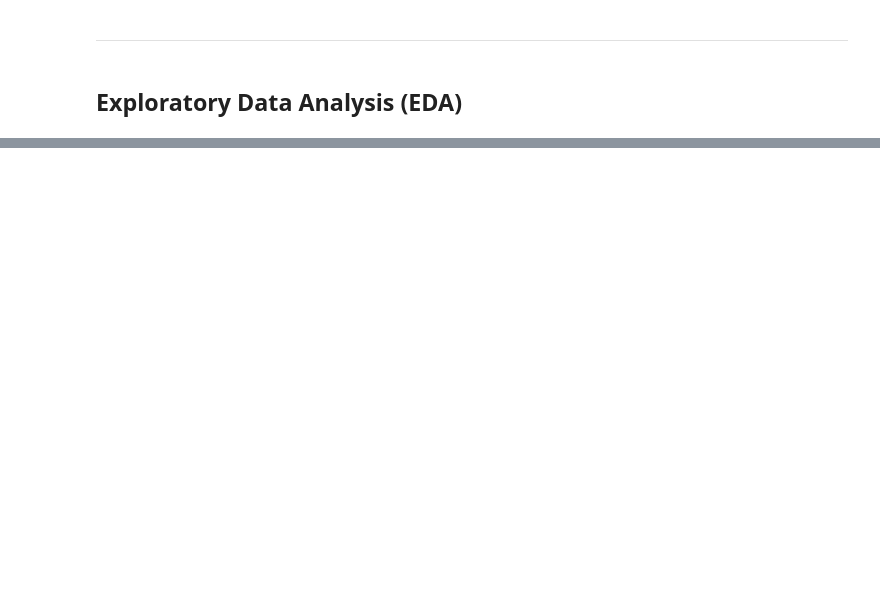
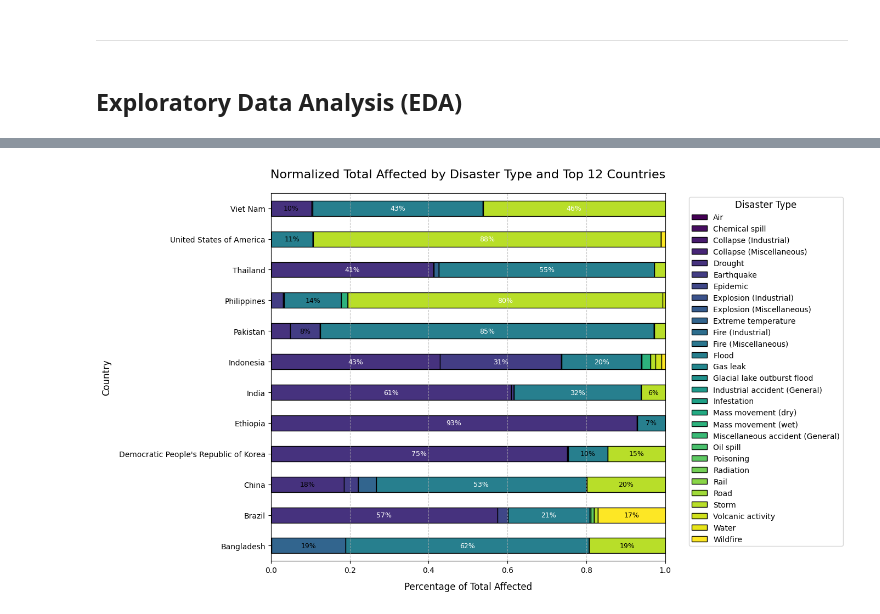
Before and after one commit to MichaelSexton3389/TeamDisasterML, a Jupyter notebook: data_viz_2020_2024.ipynb, the cells around one changed output, grey strips where cells are left out. Drawn from its saved outputs; the diff is of its cells as text; code cells hidden in the pictures; blank space fills up the shorter version.

```diff
--- a/data_viz_2020_2024.ipynb
+++ b/data_viz_2020_2024.ipynb
@@ -650,0 +140,61 @@ for region in regions:
+# %%
+# Plot: Normalized Total Affected by Disaster Type and Top 12 Countries
+
+# Sum the total affected by Country
+total_affected_by_country = data.groupby('Country')['Total Affected'].sum()
+
+# Select the top 12 countries with the most affected people
+top_10_countries = total_affected_by_country.nlargest(12).index
+
+# Filter the dataset to include only the top 12 countries
+filtered_data_by_country = data[data['Country'].isin(top_10_countries)]
+
+# Same as above:
+
+# Group by Country and Disaster Type, summing the total affected population
+impact_by_top_countries = filtered_data_by_country.groupby(['Country', 'Disaster Type'])['Total Affected'].sum().unstack(fill_value=0)
+
+# Normalize the impact data by Country
+normalized_impact_countries = impact_by_top_countries.div(impact_by_top_countries.sum(axis=1), axis=0)
+
+# Create a stacked horizontal bar plot for the top 10 countries
+fig, ax = plt.subplots(figsize=(14, 8))
+normalized_impact_countries.plot(
+    kind='barh',
+    stacked=True,
+    colormap='viridis',
+    ax=ax,
+    edgecolor='black'
+)
+
+# Set plot title and axis labels
+ax.set_title('Normalized Total Affected by Disaster Type and Top 12 Countries', fontsize=16, pad=20)
+ax.set_xlabel('Percentage of Total Affected', fontsize=12, labelpad=10)
+ax.set_ylabel('Country', fontsize=12, labelpad=10)
+ax.set_xlim(0, 1)  # Since data is normalized, x-axis should range from 0 to 1
+ax.tick_params(axis='both', labelsize=10)
+ax.grid(axis='x', linestyle='--', alpha=0.7)
+
+# Add percentage labels inside the bars for readability
+for i in range(len(normalized_impact_countries)):
+    row_data = normalized_impact_countries.iloc[i]
+    cumulative = 0
+    for j, value in enumerate(row_data):
+        if value > 0.05:  # Only label segments large enough to display
+            ax.text(
+                cumulative + value / 2,
+                i,
+                f"{value:.0%}",
+                ha='center',
+                va='center',
+                fontsize=9,
+                color='white' if value > 0.2 else 'black'
+            )
+        cumulative += value
+
+# Adjust legend and layout
+ax.legend(title='Disaster Type', bbox_to_anchor=(1.05, 1), loc='upper left', fontsize=10, title_fontsize=12)
+fig.tight_layout()
+plt.show()
+# %% [output]
+[figure, added]
```
Also changed, not shown: parts of 41 cells of this notebook, 2 other files.
